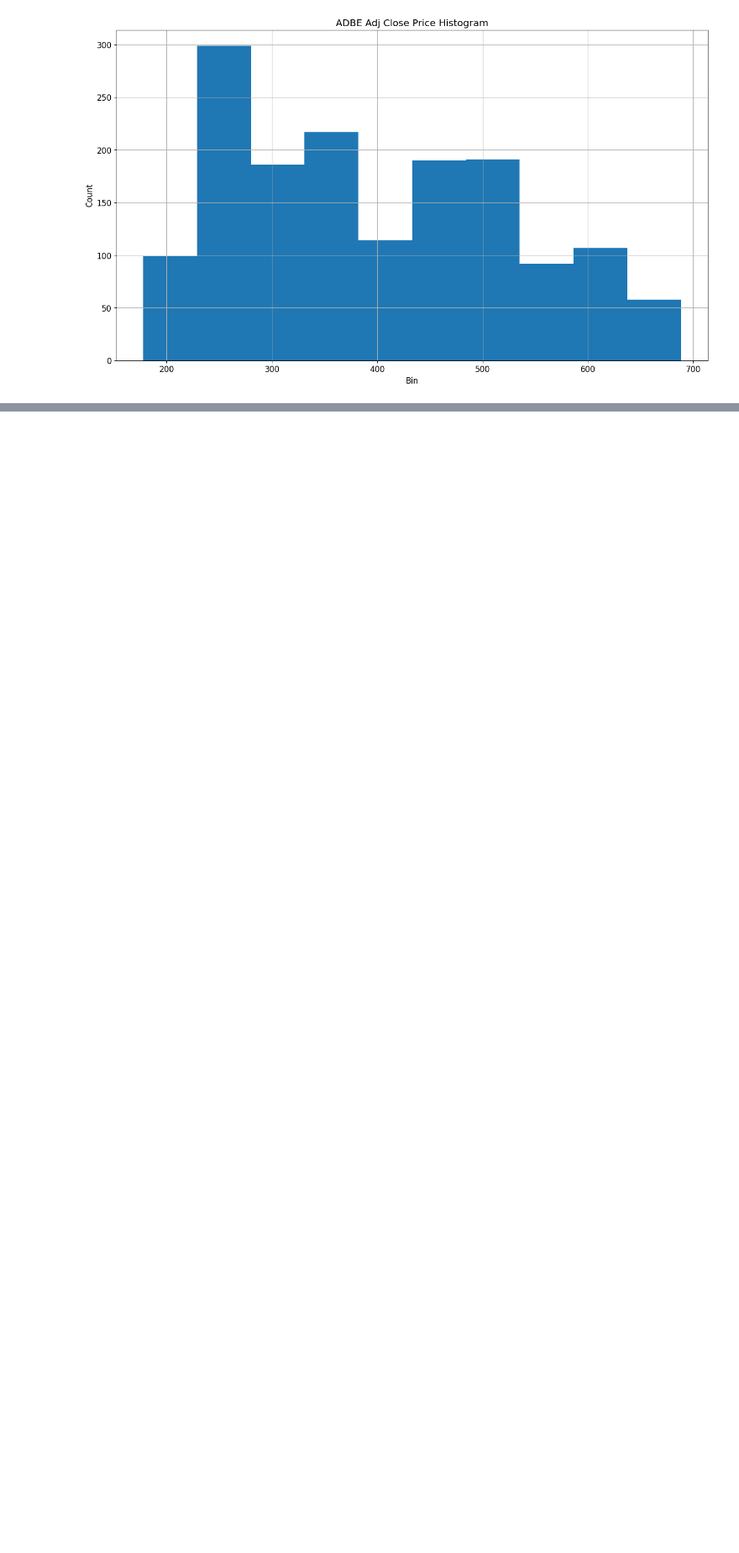
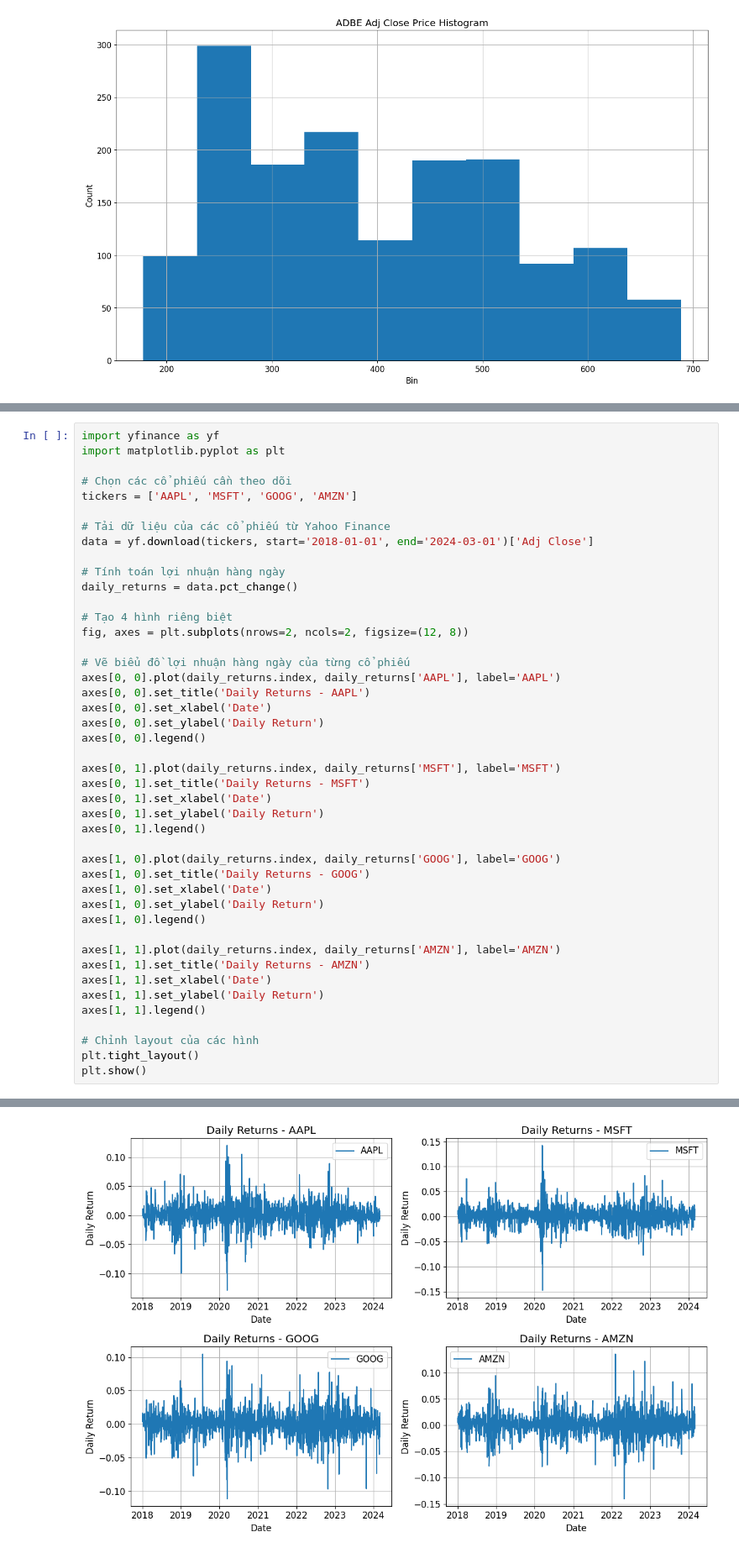
Before and after one commit to minhhieu50050/Investment-With-python, a Jupyter notebook: InvestmentPythonManagement.ipynb, the cells around one changed output, grey strips where cells are left out. Shown at 84% size. Saved outputs shown, nothing was run; the diff lists cells and outputs as text; blank space fills up the shorter version.

```diff
--- a/InvestmentPythonManagement.ipynb
+++ b/InvestmentPythonManagement.ipynb
@@ -153,0 +344,45 @@ plt.show()
+# %%
+import yfinance as yf
+import matplotlib.pyplot as plt
+
+# Chọn các cổ phiếu cần theo dõi
+tickers = ['AAPL', 'MSFT', 'GOOG', 'AMZN']
+
+# Tải dữ liệu của các cổ phiếu từ Yahoo Finance
+data = yf.download(tickers, start='2018-01-01', end='2024-03-01')['Adj Close']
+
+# Tính toán lợi nhuận hàng ngày
+daily_returns = data.pct_change()
+
+# Tạo 4 hình riêng biệt
+fig, axes = plt.subplots(nrows=2, ncols=2, figsize=(12, 8))
+
+# Vẽ biểu đồ lợi nhuận hàng ngày của từng cổ phiếu
+axes[0, 0].plot(daily_returns.index, daily_returns['AAPL'], label='AAPL')
+axes[0, 0].set_title('Daily Returns - AAPL')
+axes[0, 0].set_xlabel('Date')
+axes[0, 0].set_ylabel('Daily Return')
+axes[0, 0].legend()
+
+axes[0, 1].plot(daily_returns.index, daily_returns['MSFT'], label='MSFT')
+axes[0, 1].set_title('Daily Returns - MSFT')
+axes[0, 1].set_xlabel('Date')
+axes[0, 1].set_ylabel('Daily Return')
+axes[0, 1].legend()
+
+axes[1, 0].plot(daily_returns.index, daily_returns['GOOG'], label='GOOG')
+axes[1, 0].set_title('Daily Returns - GOOG')
+axes[1, 0].set_xlabel('Date')
+axes[1, 0].set_ylabel('Daily Return')
+axes[1, 0].legend()
+
+axes[1, 1].plot(daily_returns.index, daily_returns['AMZN'], label='AMZN')
+axes[1, 1].set_title('Daily Returns - AMZN')
+axes[1, 1].set_xlabel('Date')
+axes[1, 1].set_ylabel('Daily Return')
+axes[1, 1].legend()
+
+# Chỉnh layout của các hình
+plt.tight_layout()
+plt.show()
+# %% [output]
@@ -153,0 +390 @@ plt.show()
+[figure, added]
```
Also changed, not shown: parts of 29 cells of this notebook.
